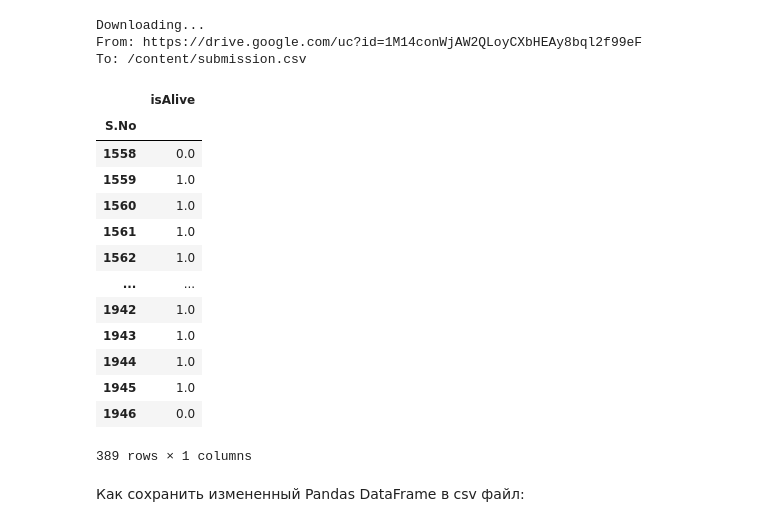
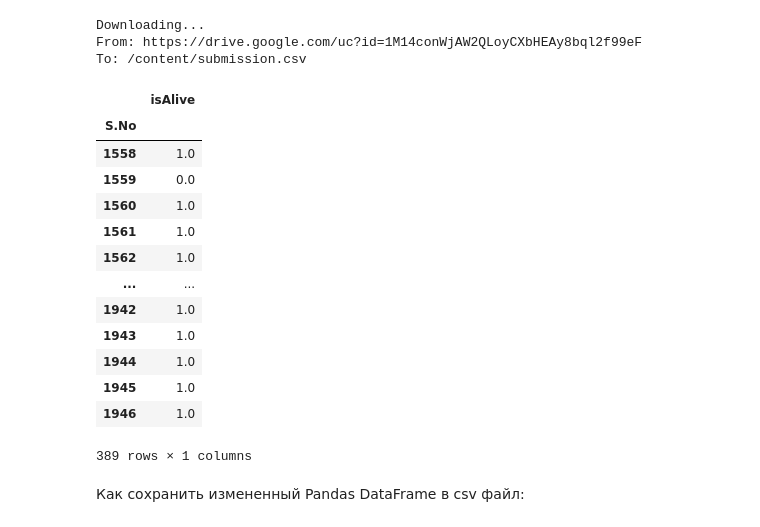
Before and after one commit to RedkinDenis/DeepLearning, a Jupyter notebook: week_01_ml_intro/Homework/hw_1_game_of_thrones.ipynb, the cells around one changed output. Cells and saved outputs as stored; diff of their text form; code cells hidden in the pictures.

```diff
--- a/week_01_ml_intro/Homework/hw_1_game_of_thrones.ipynb
+++ b/week_01_ml_intro/Homework/hw_1_game_of_thrones.ipynb
@@ -412,0 +487,18 @@ accuracy = accuracy_score(y_test, y_pred)
+# %%
+# Параметры для настройки
+param_grid = {
+    'max_depth': [3, 5, 7, None],
+    'criterion': ['gini', 'entropy'],
+    'min_samples_split': [2, 5, 10]
+}
+
+# Поиск по сетке
+grid_search = GridSearchCV(DecisionTreeClassifier(random_state=42), param_grid, cv=5)
+grid_search.fit(X_train, y_train)
+
+# Лучшие параметры
+print("Best Parameters:", grid_search.best_params_)
+
+# Лучшая модель
+DTC_best_model = grid_search.best_estimator_
+DTC_y_pred = DTC_best_model.predict(X_test)
@@ -412,0 +509,25 @@ accuracy = accuracy_score(y_test, y_pred)
+# %%
+# Определение параметров для перебора
+param_grid = {
+    'n_neighbors': range(1, 31),  # Количество соседей от 1 до 30
+    'weights': ['uniform', 'distance'],  # Веса: равномерные или по расстоянию
+    'metric': ['euclidean', 'manhattan', 'minkowski']  # Метрики расстояния
+}
+
+# Создание модели KNN
+knn = KNeighborsClassifier()
+
+# Настройка GridSearchCV
+grid_search = GridSearchCV(estimator=knn, param_grid=param_grid, cv=5, scoring='accuracy', n_jobs=-1)
+
+# Запуск GridSearchCV
+grid_search.fit(X_train, y_train)
+
+# Вывод лучших параметров
+print("Лучшие параметры:", grid_search.best_params_)
+print("Лучшая точность:", grid_search.best_score_)
+
+# Оценка на тестовой выборке
+best_knn = grid_search.best_estimator_
+test_accuracy = best_knn.score(X_test, y_test)
+print("Точность на тестовой выборке:", test_accuracy)
@@ -460,13 +596,13 @@ submission = pd.read_csv("/content/submission.csv", index_col='S.No')
 # %%
 test = data_test.drop(columns=['isAlive'])
 test = scaler.transform(test)
-submission['isAlive'] = logistic_regression.predict(test)
+submission['isAlive'] = best_knn.predict(test)
 submission
 # %% [output]
 |  | isAlive |
 | S.No |  |
-| 1558 | 0.0 |
-| 1559 | 1.0 |
+| 1558 | 1.0 |
+| 1559 | 0.0 |
 | 1560 | 1.0 |
 | 1561 | 1.0 |
 | 1562 | 1.0 |
@@ -475,7 +611,7 @@ submission
 | 1943 | 1.0 |
 | 1944 | 1.0 |
 | 1945 | 1.0 |
-| 1946 | 0.0 |
+| 1946 | 1.0 |
 389 rows × 1 columns
 # %% [markdown]
 Как сохранить измененный Pandas DataFrame в csv файл:
```
Also changed, not shown: parts of 31 cells of this notebook.
